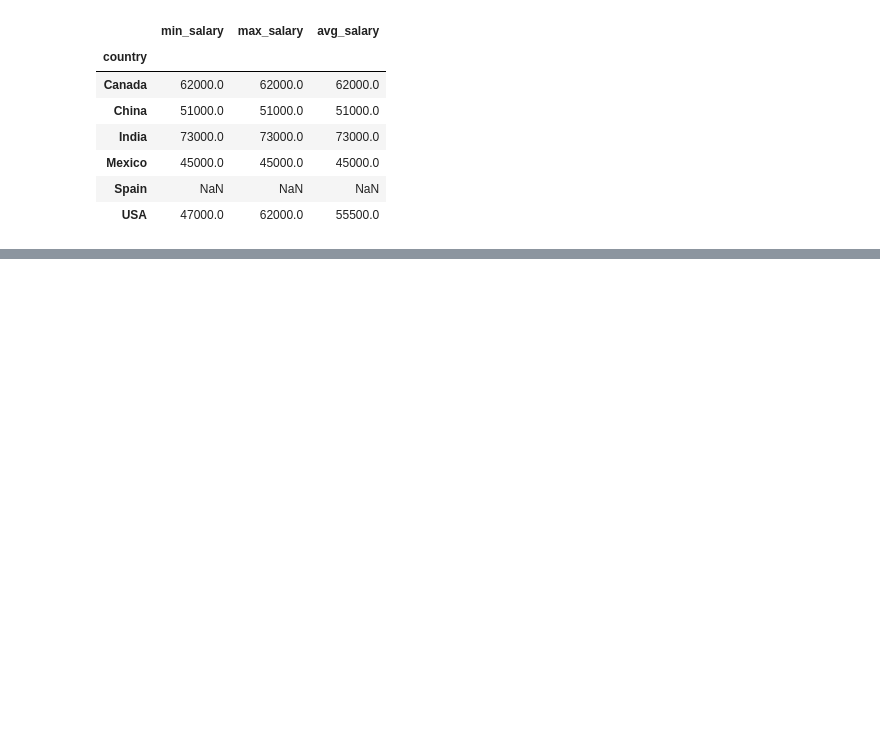
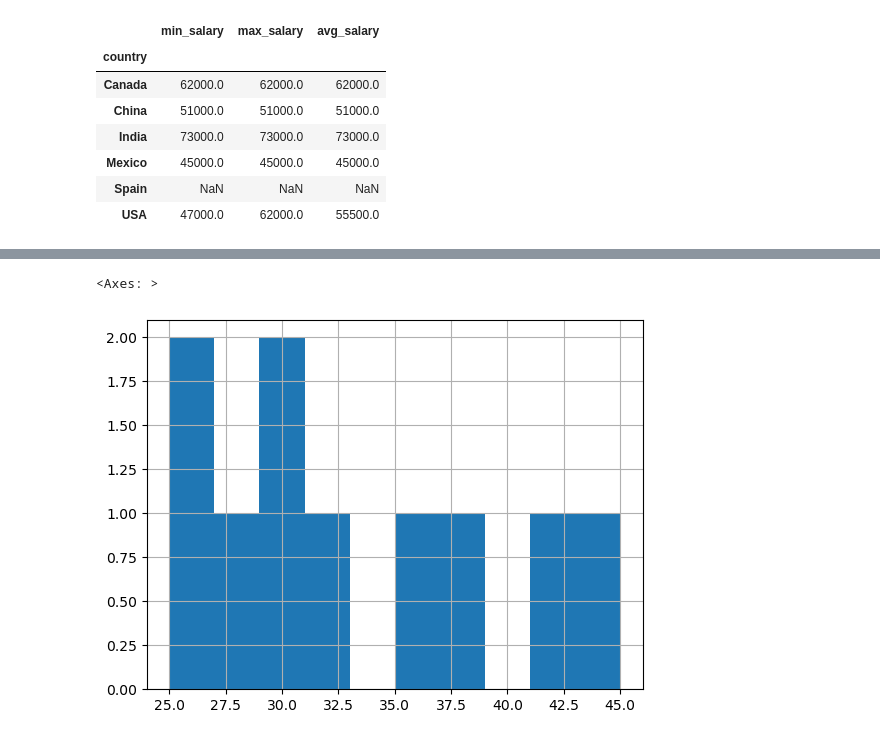
Before and after one commit to SWAPNILVERMA108/AIML, a Jupyter notebook: Pandas_Tutorials.ipynb, the cells around one changed output, grey strips where cells are left out. Cells and saved outputs as stored; diff of their text form; code cells hidden in the pictures; blank space fills up the shorter version.

```diff
--- a/Pandas_Tutorials.ipynb
+++ b/Pandas_Tutorials.ipynb
@@ -1088,0 +1130,5 @@ df
+# %%
+df["Age"].hist()
+# %% [output]
+<Axes: >
+[figure, added]
```
Also changed, not shown: parts of 5 cells of this notebook.
